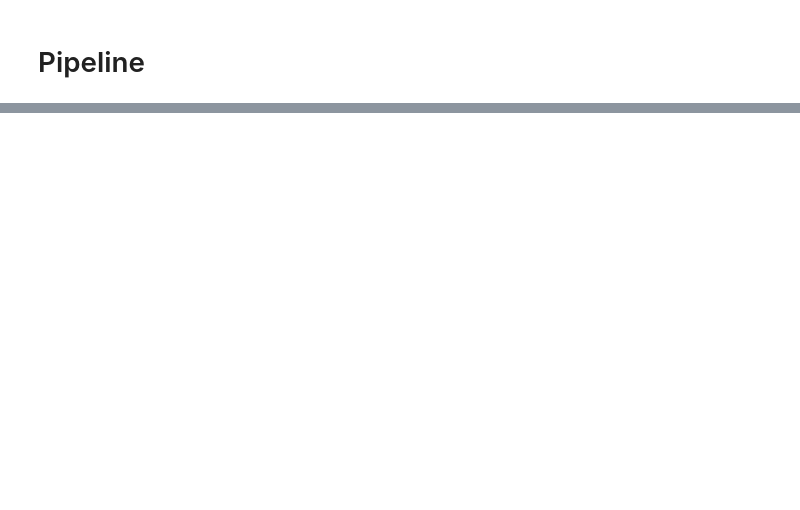
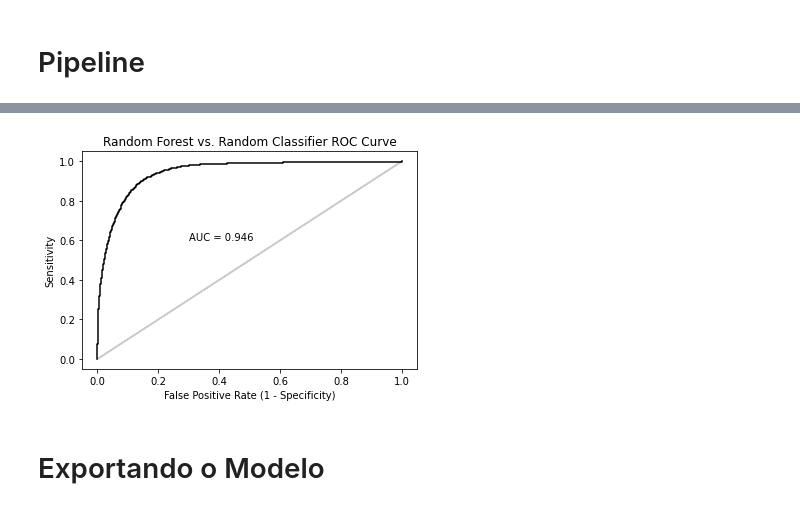
Before and after one commit to thiago-osorio/kaggle-competitions, a Jupyter notebook: amex-default-prediction/notebooks/model.ipynb, the cells around one changed output, grey strips where cells are left out. Cells and saved outputs as stored; diff of their text form; code cells hidden in the pictures; blank space fills up the shorter version.

```diff
--- a/amex-default-prediction/notebooks/model.ipynb
+++ b/amex-default-prediction/notebooks/model.ipynb
@@ -121,0 +228,18 @@ for modelo in modelos:
+# %%
+modelo_probabilidades = pipeline.predict_proba(X_test)[:, 1]
+false_positive_rate_values, sensitivity_values, thresholds = metrics.roc_curve(y_test, modelo_probabilidades, pos_label=1)
+auc = round(metrics.roc_auc_score(y_test, modelo_probabilidades),3)
+
+plt.step(false_positive_rate_values, sensitivity_values, color='black', where='post')
+plt.step(np.arange(0, 1, 0.001), np.arange(0, 1, 0.001), color='black', alpha=0.2,
+         where='post')
+plt.xlabel('False Positive Rate (1 - Specificity)')
+plt.ylabel('Sensitivity')
+plt.title('Random Forest vs. Random Classifier ROC Curve')
+plt.annotate(f'AUC = {auc}', xy=(0.3, 0.6))
+
+plt.show()
+# %% [output]
+[figure, added]
+# %% [markdown]
+# Exportando o Modelo
```
Also changed, not shown: parts of 14 cells of this notebook.
